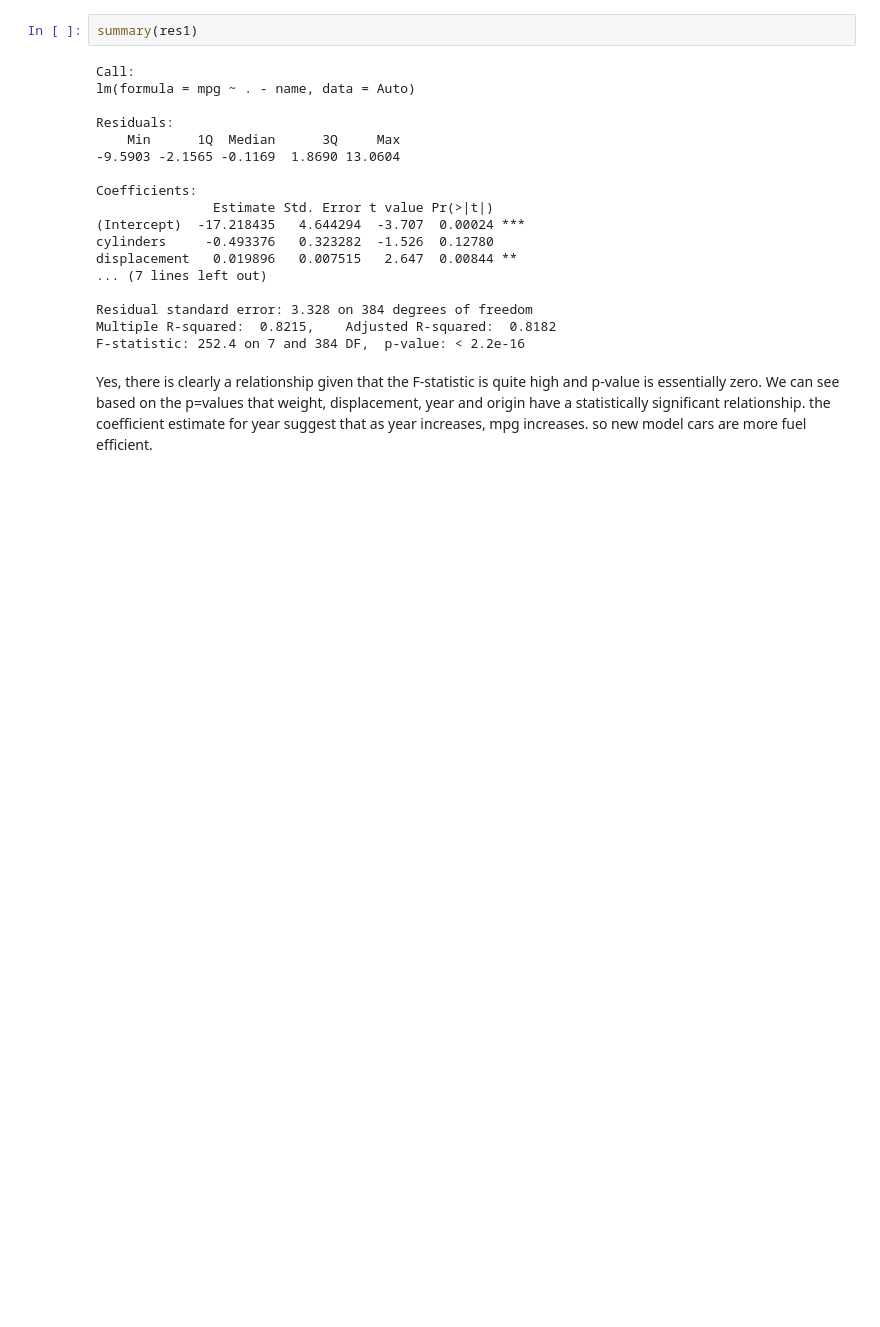
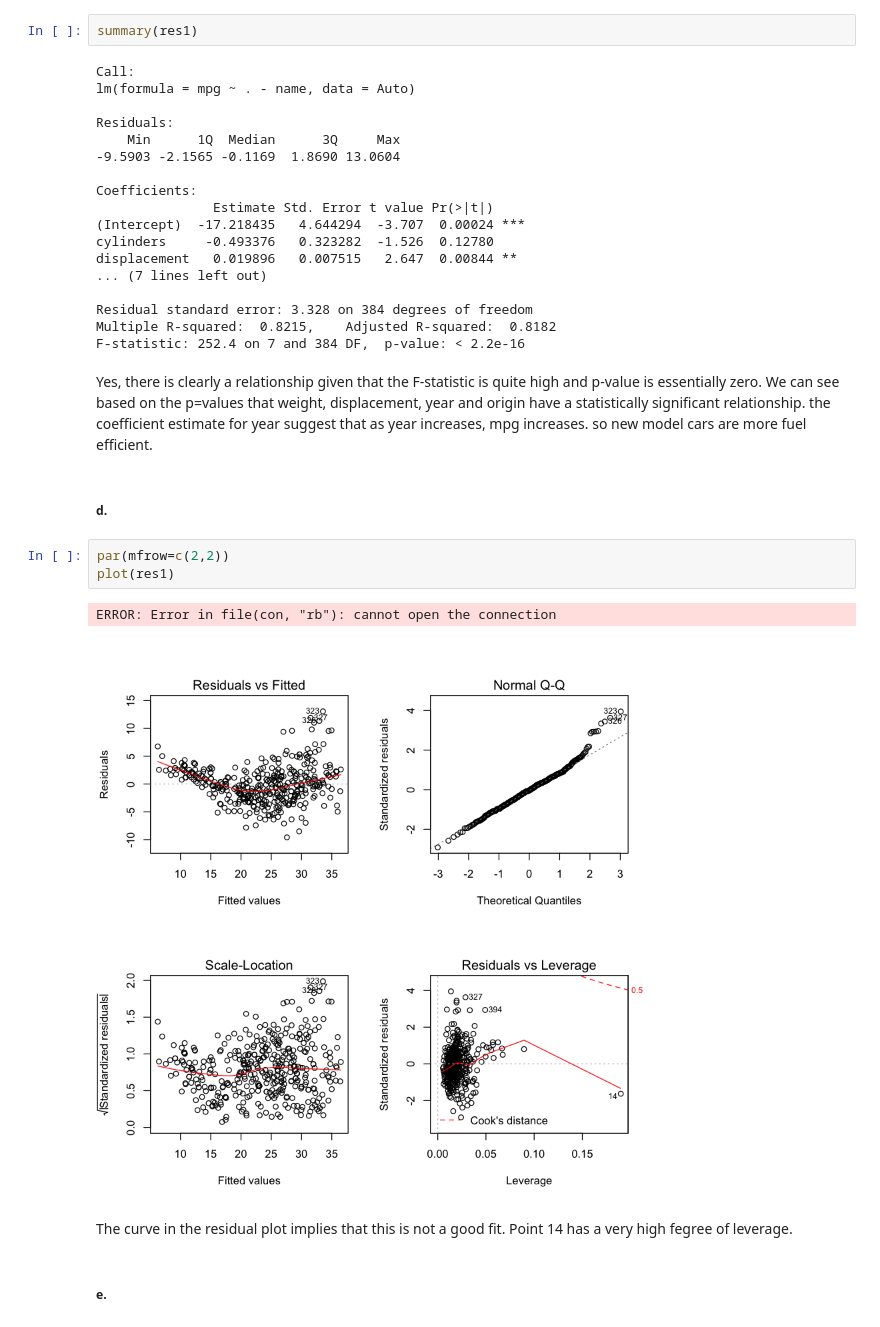
Before and after one commit to jbrambleDC/statistical-learning, a Jupyter notebook: Homework2.ipynb, the cells around one changed output. Saved outputs shown, nothing was run; the diff lists cells and outputs as text; blank space fills up the shorter version.

```diff
--- a/Homework2.ipynb
+++ b/Homework2.ipynb
@@ -175,3 +175,15 @@ Multiple R-squared:  0.8215,    Adjusted R-squared:  0.8182
 F-statistic: 252.4 on 7 and 384 DF,  p-value: < 2.2e-16
 # %% [markdown]
 Yes, there is clearly a relationship given that the F-statistic is quite high and p-value is essentially zero. We can see based on the p=values that weight, displacement, year and origin have a statistically significant relationship. the coefficient estimate for year suggest that as year increases, mpg increases. so new model cars are more fuel efficient.
+# %% [markdown]
+##### d.
+# %%
+par(mfrow=c(2,2))
+plot(res1)
+# %% [output]
+ERROR: Error in file(con, "rb"): cannot open the connection
+[figure, added]
+# %% [markdown]
+The curve in the residual plot implies that this is not a good fit. Point 14 has a very high fegree of leverage.
+# %% [markdown]
+##### e.
```
Also changed, not shown: parts of 2 cells of this notebook.
